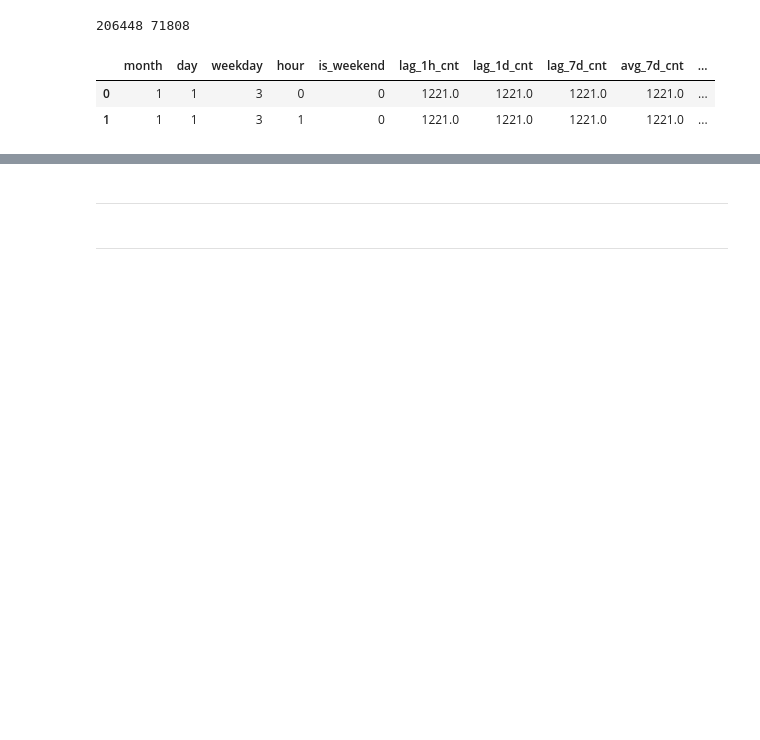
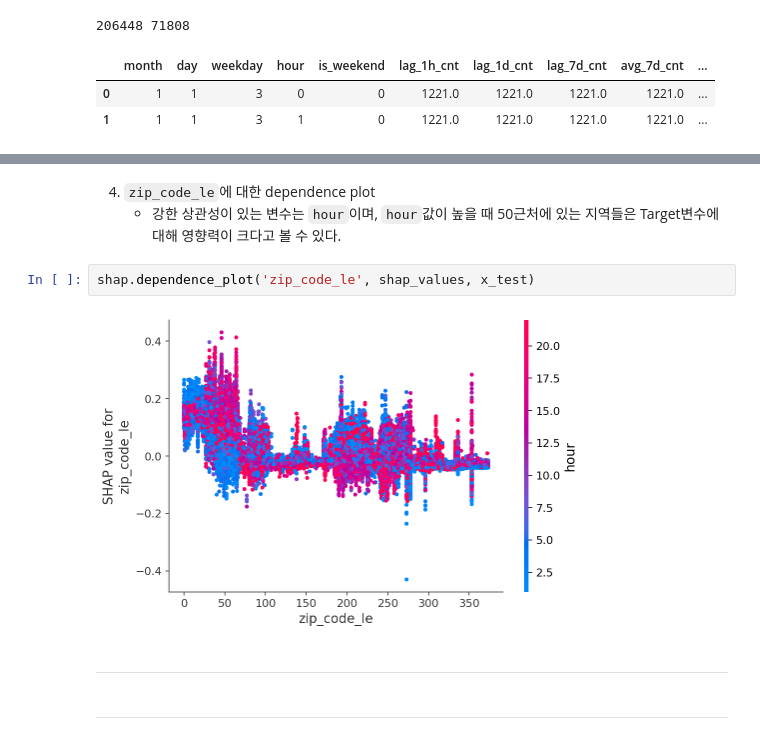
Before and after one commit to aeea-0605/taxi-demand-repo, a Jupyter notebook: notebooks/05_feature_engineering.ipynb, the cells around one changed output, grey strips where cells are left out. Drawn from its saved outputs; the diff is of its cells as text; blank space fills up the shorter version.

```diff
--- a/notebooks/05_feature_engineering.ipynb
+++ b/notebooks/05_feature_engineering.ipynb
@@ -225,3 +257,10 @@ shap.dependence_plot('lag_1d_cnt', shap_values, x_test)
+# %% [markdown]
+4. `zip_code_le`에 대한 dependence plot
+    - 강한 상관성이 있는 변수는 `hour`이며, `hour`값이 높을 때 50근처에 있는 지역들은 Target변수에 대해 영향력이 크다고 볼 수 있다.
+# %%
+shap.dependence_plot('zip_code_le', shap_values, x_test)
+# %% [output]
+[figure, added]
 # %% [markdown]
 ---
 # %% [markdown]
```
Also changed, not shown: parts of 52 cells of this notebook.
